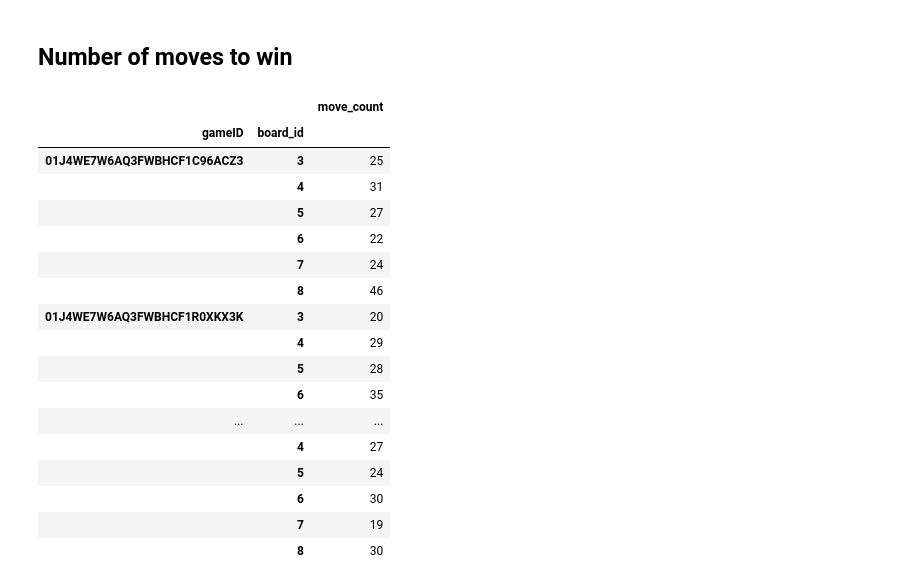
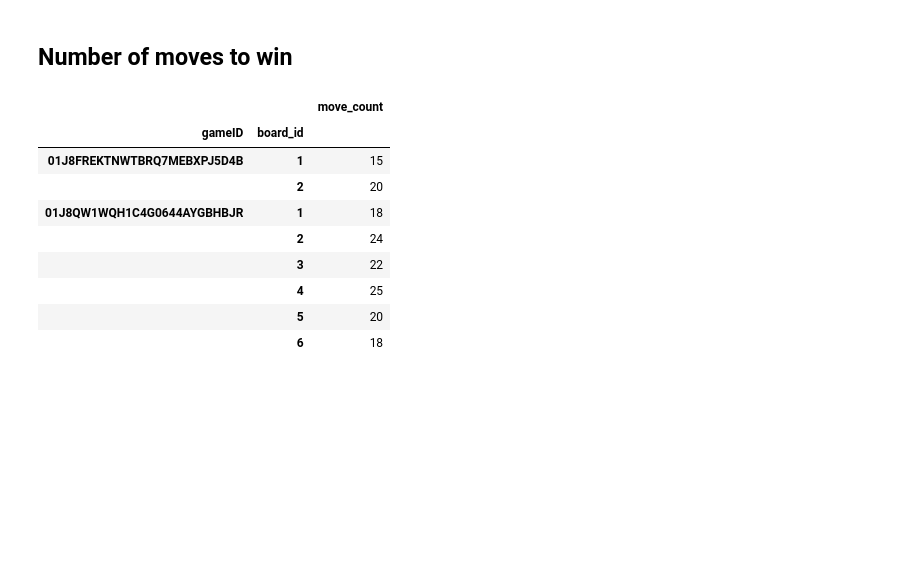
Before and after one commit to gabegrand/battleship, a Jupyter notebook: experiments/collaborative/analysis.ipynb, the cells around one changed output. Saved outputs shown, nothing was run; the diff lists cells and outputs as text; code cells hidden in the pictures; blank space fills up the shorter version.

```diff
--- a/experiments/collaborative/analysis.ipynb
+++ b/experiments/collaborative/analysis.ipynb
@@ -22,7 +22,7 @@ from battleship.board import Board
 # set seaborn color palette
 sns.set_palette("Set2")
 # %%
-EXPERIMENT_NAME = "battleship-pilot-v1.1"
+EXPERIMENT_NAME = "battleship-2024-10-03-19-28-28"
 
 PATH_DATA = os.path.join("data", EXPERIMENT_NAME)
 PATH_BATCH = os.path.join(PATH_DATA, "batch.csv")
@@ -93,0 +34,10 @@ df
+# %%
+df_stage = pd.read_csv(PATH_STAGE)
+
+# rename id to stageID
+df_stage = df_stage.rename(mapper={"id": "stageID"}, axis=1)
+
+# drop all columns that end with LastChangedAt
+df_stage = df_stage.loc[:, ~df_stage.columns.str.endswith("LastChangedAt")]
+
+df_stage
@@ -93,0 +58,10 @@ df
+# %%
+df_round = pd.read_csv(PATH_ROUND)
+
+# rename id to roundID
+df_round = df_round.rename(mapper={"id": "roundID"}, axis=1)
+
+# drop all columns that end with LastChangedAt
+df_round = df_round.loc[:, ~df_round.columns.str.endswith("LastChangedAt")]
+
+df_round
@@ -93,0 +83,5 @@ df
+# %%
+ROUND_COLUMNS = ["roundID"] + ["board_id"]
+
+df = df_stage.merge(df_round[ROUND_COLUMNS], on="roundID")
+df
@@ -97,30 +162,22 @@ df
 ## Number of moves to win
 # %%
 df_move_counts = (
-    df[(df["message_type"] == "move") & ~df["board_id"].isin(["test_1", "test_2"])]
+    df[(df["messageType"] == "move")]
     .groupby(["gameID", "board_id"])
     .size()
     .to_frame("move_count")
 )
 df_move_counts
 # %% [output]
 |  |  | move_count |
 | gameID | board_id |  |
-| 01J4WE7W6AQ3FWBHCF1C96ACZ3 | 3 | 25 |
-|  | 4 | 31 |
-|  | 5 | 27 |
-|  | 6 | 22 |
-|  | 7 | 24 |
-|  | 8 | 46 |
-| 01J4WE7W6AQ3FWBHCF1R0XKX3K | 3 | 20 |
-|  | 4 | 29 |
-|  | 5 | 28 |
-|  | 6 | 35 |
-| ... | ... | ... |
-|  | 4 | 27 |
-|  | 5 | 24 |
-|  | 6 | 30 |
-|  | 7 | 19 |
-|  | 8 | 30 |
+| 01J8FREKTNWTBRQ7MEBXPJ5D4B | 1 | 15 |
+|  | 2 | 20 |
+| 01J8QW1WQH1C4G0644AYGBHBJR | 1 | 18 |
+|  | 2 | 24 |
+|  | 3 | 22 |
+|  | 4 | 25 |
+|  | 5 | 20 |
+|  | 6 | 18 |
 # %%
 df_question_counts = df[
```
Also changed, not shown: parts of 16 cells of this notebook, 1 other file.
